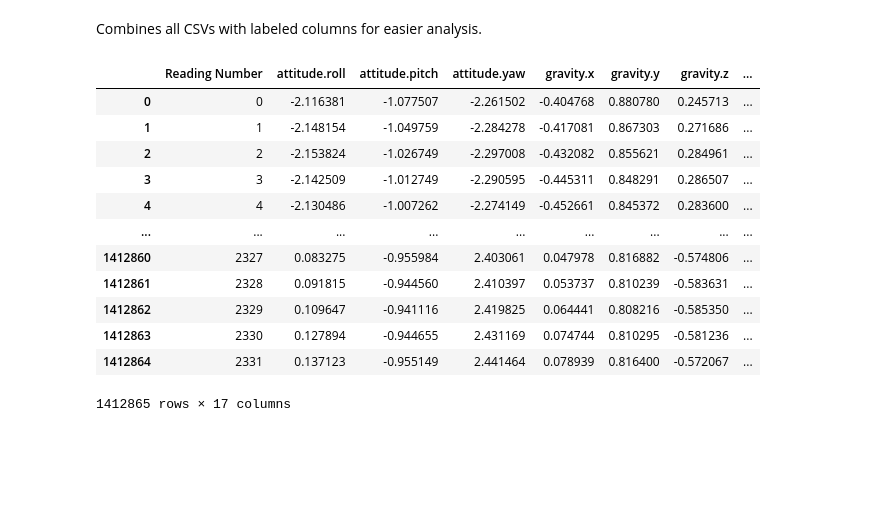
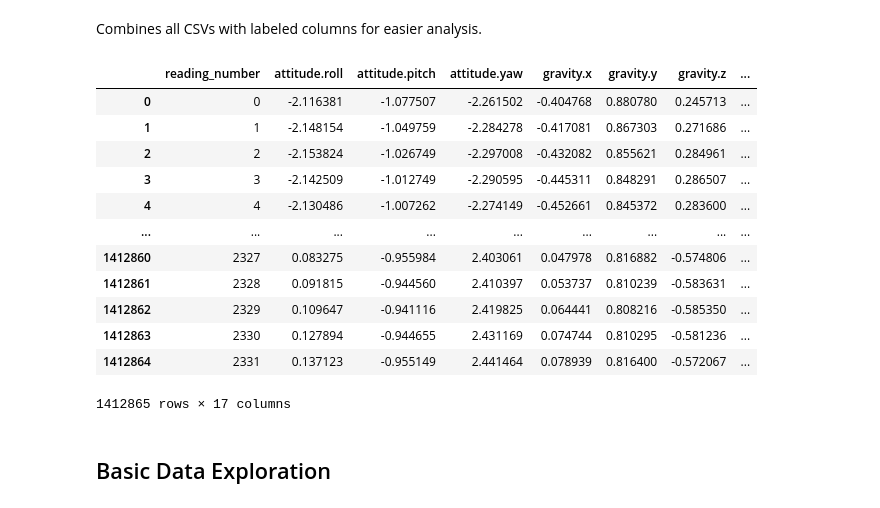
Before and after one commit to WilliamLin630/CMSC320-Final-Project, a Jupyter notebook: MotionSense.ipynb, the cells around one changed output. Saved outputs shown, nothing was run; the diff lists cells and outputs as text; code cells hidden in the pictures; blank space fills up the shorter version.

Commit message:
Exploration 1

```diff
--- a/MotionSense.ipynb
+++ b/MotionSense.ipynb
@@ -64,24 +68,24 @@ Combines all CSVs with labeled columns for easier analysis.
 # %%
 dfs = list()
 
 folders = os.listdir(r'A_DeviceMotion_data/')
 for folder in folders:
     path = r'A_DeviceMotion_data/' + folder
     files = Path(path).glob('*.csv')
     for file in files:
         data = pd.read_csv(file)
         data['subject_code'] = int(file.stem.split('_')[1])
         data['motion_type'] = folder.split('_')[0]
         data['trial_type'] = "long" if int(folder.split('_')[1]) <= 9 else "short"
         data['file_path'] = folder + "/" + file.stem
         dfs.append(data)
 
 df = pd.concat(dfs, ignore_index=True)
 
-df.rename(columns = {'Unnamed: 0':'Reading Number'}, inplace = True)
+df.rename(columns = {'Unnamed: 0':'reading_number'}, inplace = True)
 df
 # %% [output]
-|  | Reading Number | attitude.roll | attitude.pitch | attitude.yaw | gravity.x | gravity.y | gravity.z | ... |
+|  | reading_number | attitude.roll | attitude.pitch | attitude.yaw | gravity.x | gravity.y | gravity.z | ... |
 | 0 | 0 | -2.116381 | -1.077507 | -2.261502 | -0.404768 | 0.880780 | 0.245713 | ... |
 | 1 | 1 | -2.148154 | -1.049759 | -2.284278 | -0.417081 | 0.867303 | 0.271686 | ... |
 | 2 | 2 | -2.153824 | -1.026749 | -2.297008 | -0.432082 | 0.855621 | 0.284961 | ... |
@@ -94,3 +98,5 @@ df
 | 1412863 | 2330 | 0.127894 | -0.944655 | 2.431169 | 0.074744 | 0.810295 | -0.581236 | ... |
 | 1412864 | 2331 | 0.137123 | -0.955149 | 2.441464 | 0.078939 | 0.816400 | -0.572067 | ... |
 1412865 rows × 17 columns
+# %% [markdown]
+## Basic Data Exploration
```
Also changed, not shown: parts of 20 cells of this notebook.
